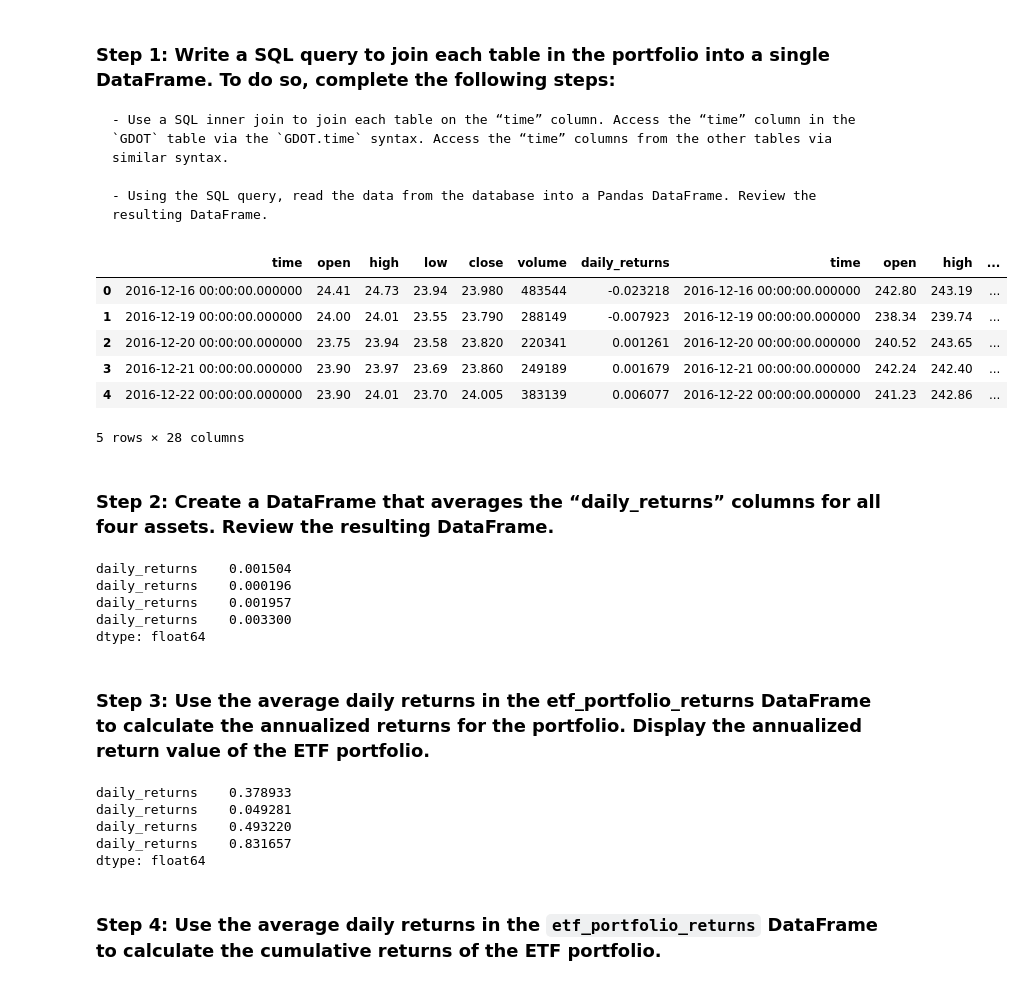
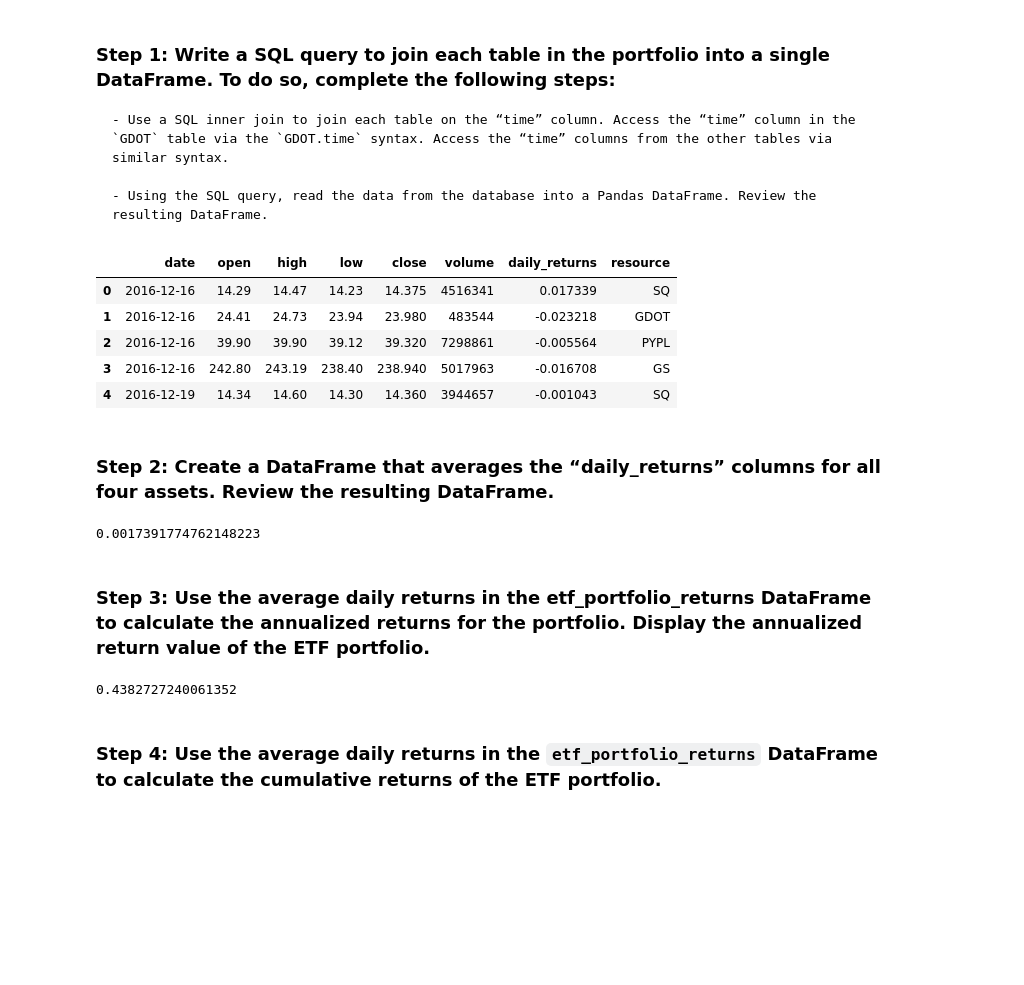
Before and after one commit to billysco/etf_analyzer, a Jupyter notebook: etf_analyzer.ipynb, the cells around one changed output. Saved outputs shown, nothing was run; the diff lists cells and outputs as text; code cells hidden in the pictures; blank space fills up the shorter version.

Commit message:
Final project
Finalized inner join problem

```diff
--- a/etf_analyzer.ipynb
+++ b/etf_analyzer.ipynb
@@ -317,27 +317,32 @@ Complete the following steps:
 # %%
 # Wreate a SQL query to join each table in the portfolio into a single DataFrame
 # Use the time column from each table as the basis for the join
 query = """
-SELECT *
+SELECT DATE(time) As "date", open, high, low, close, volume, daily_returns, 'GDOT' AS "resource"
 FROM GDOT
-INNER JOIN GS ON GDOT.time = GS.time
-INNER JOIN PYPL ON GS.time = PYPL.time
-INNER JOIN SQ ON PYPL.time = SQ.time
+UNION
+SELECT DATE(time), open, high, low, close, volume, daily_returns, 'GS'
+FROM GS
+UNION
+SELECT DATE(time), open, high, low, close, volume, daily_returns, 'PYPL'
+FROM PYPL
+UNION
+SELECT DATE(time), open, high, low, close, volume, daily_returns, 'SQ'
+FROM SQ
 """
 
 # Using the query, read the data from the database into a Pandas DataFrame
 etf_portfolio = pd.read_sql_query(query,con=engine)
 
 # Review the resulting DataFrame
 etf_portfolio.head()
 # %% [output]
-|  | time | open | high | low | close | volume | daily_returns | time | open | high | ... |
-| 0 | 2016-12-16 00:00:00.000000 | 24.41 | 24.73 | 23.94 | 23.980 | 483544 | -0.023218 | 2016-12-16 00:00:00.000000 | 242.80 | 243.19 | ... |
-| 1 | 2016-12-19 00:00:00.000000 | 24.00 | 24.01 | 23.55 | 23.790 | 288149 | -0.007923 | 2016-12-19 00:00:00.000000 | 238.34 | 239.74 | ... |
-| 2 | 2016-12-20 00:00:00.000000 | 23.75 | 23.94 | 23.58 | 23.820 | 220341 | 0.001261 | 2016-12-20 00:00:00.000000 | 240.52 | 243.65 | ... |
-| 3 | 2016-12-21 00:00:00.000000 | 23.90 | 23.97 | 23.69 | 23.860 | 249189 | 0.001679 | 2016-12-21 00:00:00.000000 | 242.24 | 242.40 | ... |
-| 4 | 2016-12-22 00:00:00.000000 | 23.90 | 24.01 | 23.70 | 24.005 | 383139 | 0.006077 | 2016-12-22 00:00:00.000000 | 241.23 | 242.86 | ... |
+|  | date | open | high | low | close | volume | daily_returns | resource |
+| 0 | 2016-12-16 | 14.29 | 14.47 | 14.23 | 14.375 | 4516341 | 0.017339 | SQ |
+| 1 | 2016-12-16 | 24.41 | 24.73 | 23.94 | 23.980 | 483544 | -0.023218 | GDOT |
+| 2 | 2016-12-16 | 39.90 | 39.90 | 39.12 | 39.320 | 7298861 | -0.005564 | PYPL |
+| 3 | 2016-12-16 | 242.80 | 243.19 | 238.40 | 238.940 | 5017963 | -0.016708 | GS |
+| 4 | 2016-12-19 | 14.34 | 14.60 | 14.30 | 14.360 | 3944657 | -0.001043 | SQ |
-5 rows × 28 columns
 # %% [markdown]
 ### Step 2: Create a DataFrame that averages the “daily_returns” columns for all four assets. Review the resulting DataFrame.
 # %%
@@ -345,13 +350,9 @@ etf_portfolio.head()
 etf_portfolio_returns = etf_portfolio['daily_returns'].mean()
 
 # Review the resulting DataFrame
-etf_portfolio_returns.head()
+etf_portfolio_returns
 # %% [output]
-daily_returns    0.001504
-daily_returns    0.000196
-daily_returns    0.001957
-daily_returns    0.003300
-dtype: float64
+0.0017391774762148223
 # %% [markdown]
 ### Step 3: Use the average daily returns in the etf_portfolio_returns DataFrame to calculate the annualized returns for the portfolio. Display the annualized return value of the ETF portfolio.
 # %%
@@ -360,13 +361,9 @@ dtype: float64
 annualized_etf_portfolio_returns = etf_portfolio_returns*252
 
 # Display the annualized return value of the ETF portfolio.
-annualized_etf_portfolio_returns.head()
+annualized_etf_portfolio_returns
 # %% [output]
-daily_returns    0.378933
-daily_returns    0.049281
-daily_returns    0.493220
-daily_returns    0.831657
-dtype: float64
+0.4382727240061352
 # %% [markdown]
 ### Step 4: Use the average daily returns in the `etf_portfolio_returns` DataFrame to calculate the cumulative returns of the ETF portfolio.
 # %%
```
Also changed, not shown: parts of 2 cells of this notebook.
